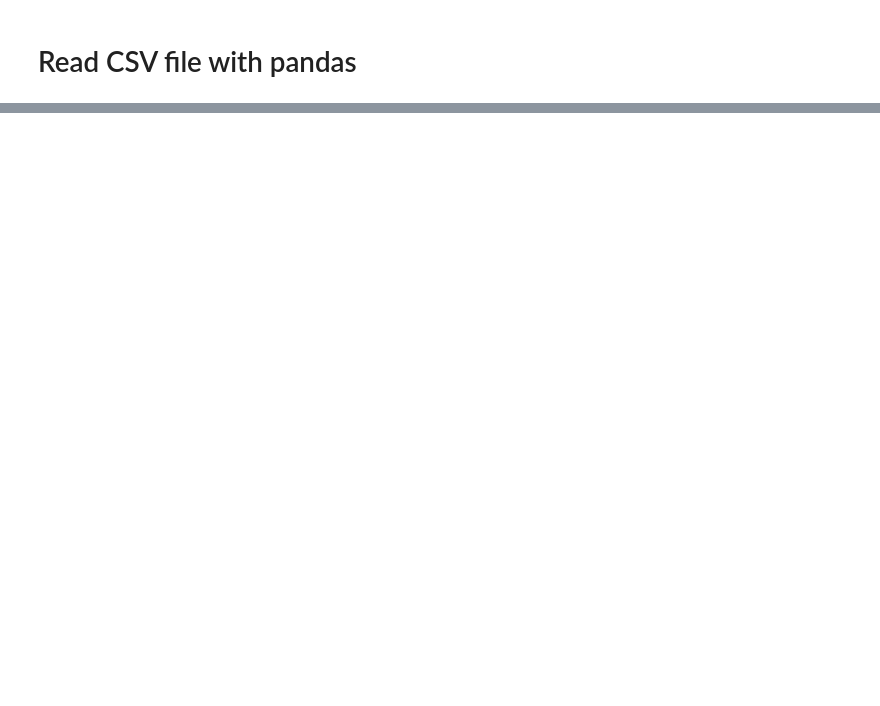
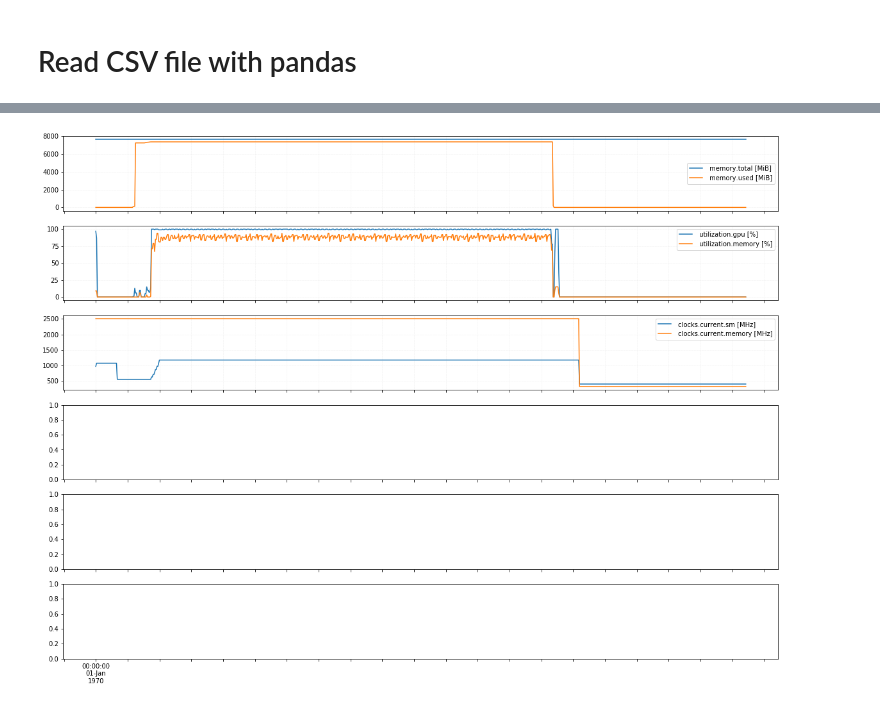
Before and after one commit to pyotr777/mlbenchmarks, a Jupyter notebook: csv read pandas.ipynb, the cells around one changed output, grey strips where cells are left out. Cells and saved outputs as stored; diff of their text form; code cells hidden in the pictures; blank space fills up the shorter version.

Commit message:
csv read pandas notebook has sample for plotting with pandas to existing subplots. plot_traces_resample.py has problems.

```diff
--- a/csv read pandas.ipynb
+++ b/csv read pandas.ipynb
@@ -58,0 +90,3 @@ df[:][df['Throughput'] > 1]
+# %%
+smi_data.index = pd.to_datetime(smi_data.index, format = "%Y/%m/%d %H:%M:%S.%f")
+print smi_data[:2]
@@ -58,0 +113,18 @@ df[:][df['Throughput'] > 1]
+# %%
+pat = re.compile("[0-9\.]+")
+# Extract float number from a string
+def parseFloat(s):
+    if isinstance(s,str):
+        global pat
+        f = pat.search(s)
+        if f is not None:
+            d = float(f.group())
+            return d
+        return None
+    return s
+# %%
+columns = range(2,8)
+print columns
+for column in columns:
+    smi_data[smi_data.columns[column]] = smi_data[smi_data.columns[column]].apply(parseFloat)
+print smi_data[:2]
@@ -58,0 +152,24 @@ df[:][df['Throughput'] > 1]
+# %%
+plt.rcParams['figure.figsize'] = 20,15
+# %%
+sub = smi_data.iloc[:,[2,3]]
+fig, axarr = plt.subplots(6,sharex=True)
+axis = axarr[0]
+sub.plot(ax = axis)
+axis.yaxis.grid(color="#e0e0e0", linestyle=":",linewidth=0.5)
+axis.xaxis.grid(color="#e0e0e0", linestyle=":",linewidth=0.5)
+
+sub = smi_data.iloc[:,[4,5]]
+axis = axarr[1]
+sub.plot(ax = axis)
+axis.yaxis.grid(color="#e0e0e0", linestyle=":",linewidth=0.5)
+axis.xaxis.grid(color="#e0e0e0", linestyle=":",linewidth=0.5)
+
+sub = smi_data.iloc[:,[6,7]]
+axis = axarr[2]
+sub.plot(ax = axis)
+axis.yaxis.grid(color="#e0e0e0", linestyle=":",linewidth=0.5)
+axis.xaxis.grid(color="#e0e0e0", linestyle=":",linewidth=0.5)
+axis.xaxis.set_major_locator(plt.MaxNLocator(24))
+# %% [output]
+[figure, added]
```
Also changed, not shown: parts of 10 cells of this notebook, 2 other files.
